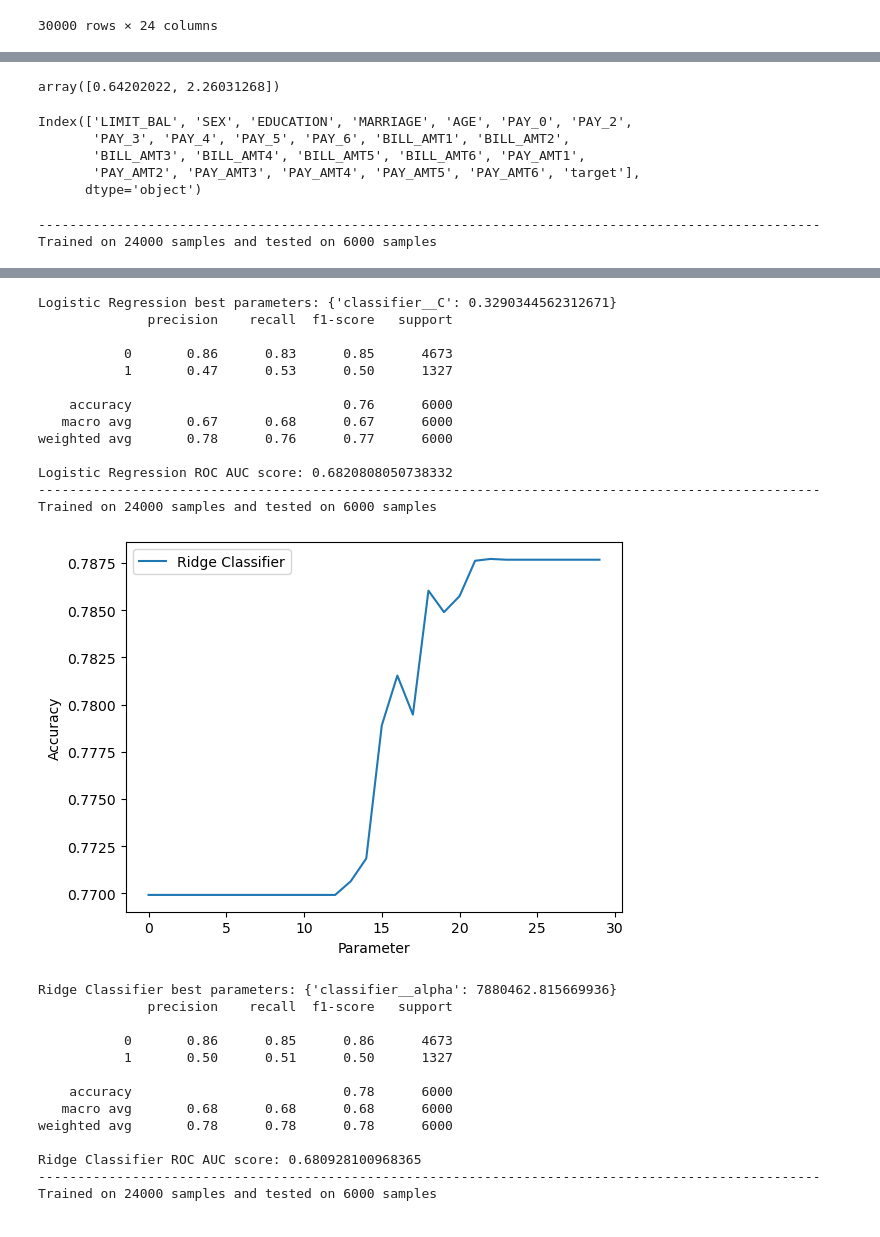
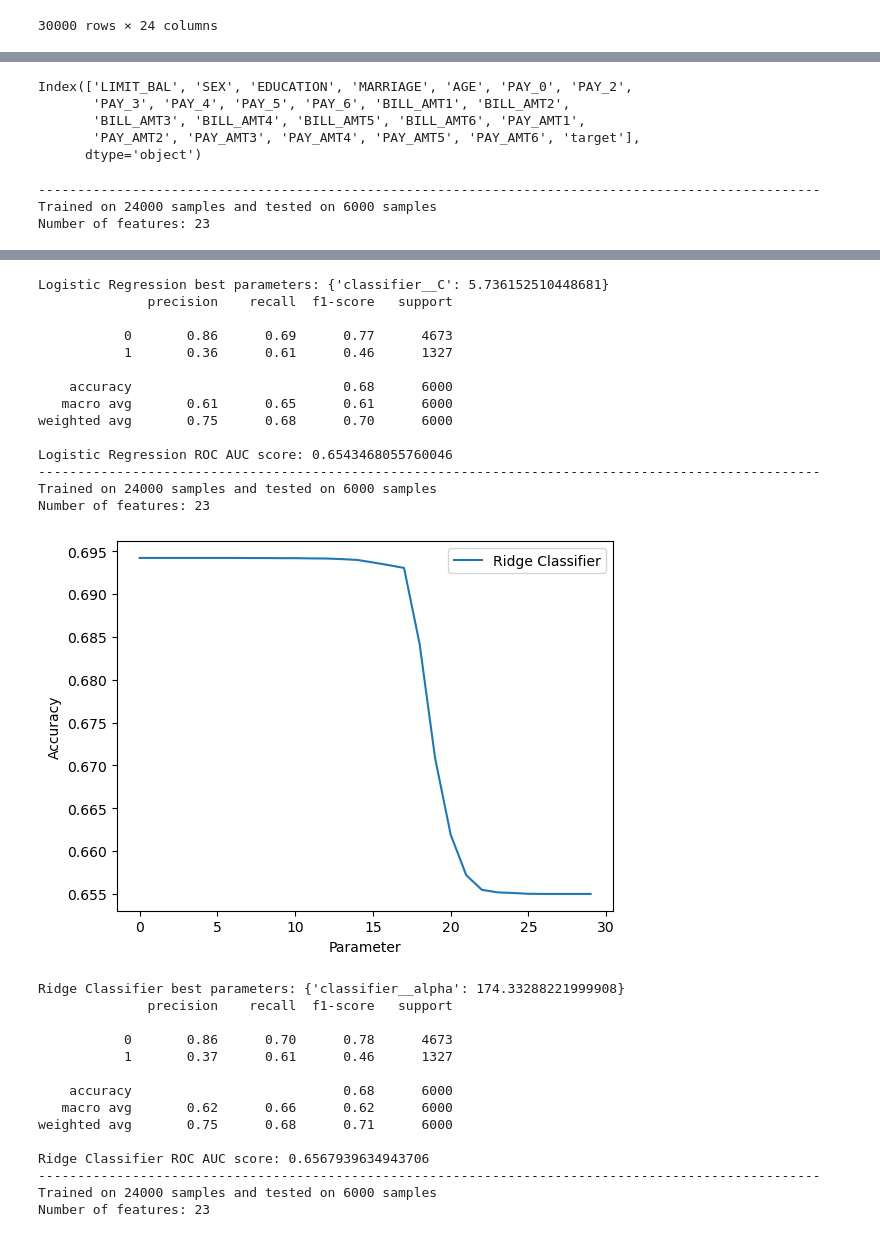
Before and after one commit to bimbolimbo/ml_ai_learning_by_doing, a Jupyter notebook: Credit_card/credit-card-training.ipynb, the cells around one changed output, grey strips where cells are left out. Cells and saved outputs as stored; diff of their text form; code cells hidden in the pictures.

Commit message:
Different percentiles.

```diff
--- a/Credit_card/credit-card-training.ipynb
+++ b/Credit_card/credit-card-training.ipynb
@@ -134,11 +134,3 @@ Counter({0: 4673, 1: 1327})
-# %%
-from sklearn.utils.class_weight import compute_class_weight
-
-# calculate class weights based on the training data
-class_weights = compute_class_weight('balanced', classes=np.unique(y_train), y=y_train)
-class_weights
-# %% [output]
-array([0.64202022, 2.26031268])
 # %%
 X_complete.columns
 # %% [output]
@@ -170,11 +162,10 @@ X_train, X_test, y_train, y_test = train_test_split(X, y, test_size=0.2, random_
 # -- Train and test the classifiers --
 grid_classifier = [] # Store the grid classifier for each subject
 
-# pca components
-max_features = 33
 for classifier_idx, (name, classifier) in enumerate(classifiers.items()):
     print(f'-' * 100)
     print(f'Trained on {len(y_train)} samples and tested on {len(y_test)} samples')
+    print(f'Number of features: {len(X_train.columns)}')
 
     # define the scoring functions
     accuracy_scorer = make_scorer(accuracy_score)
@@ -190,7 +181,7 @@ for classifier_idx, (name, classifier) in enumerate(classifiers.items()):
     }
 
     pipeline = Pipeline([
-        ('feature_selection', SelectPercentile(f_classif, percentile=15)),
+        ('feature_selection', SelectPercentile(f_classif, percentile=70)),
         ('scaler', StandardScaler()),
         #('robustscaler', RobustScaler()),
         #('pca', PCA(n_components=5)),
@@ -262,3 +253,4 @@ for classifier_idx, (name, classifier) in enumerate(classifiers.items()):
 # %% [output]
 ----------------------------------------------------------------------------------------------------
 Trained on 24000 samples and tested on 6000 samples
+Number of features: 23
@@ -280,27 +273,29 @@ Trained on 24000 samples and tested on 6000 samples
-Logistic Regression best parameters: {'classifier__C': 0.3290344562312671}
+Logistic Regression best parameters: {'classifier__C': 5.736152510448681}
               precision    recall  f1-score   support
 
-           0       0.86      0.83      0.85      4673
-           1       0.47      0.53      0.50      1327
+           0       0.86      0.69      0.77      4673
+           1       0.36      0.61      0.46      1327
 
-    accuracy                           0.76      6000
-   macro avg       0.67      0.68      0.67      6000
-weighted avg       0.78      0.76      0.77      6000
+    accuracy                           0.68      6000
+   macro avg       0.61      0.65      0.61      6000
+weighted avg       0.75      0.68      0.70      6000
 
-Logistic Regression ROC AUC score: 0.6820808050738332
+Logistic Regression ROC AUC score: 0.6543468055760046
 ----------------------------------------------------------------------------------------------------
 Trained on 24000 samples and tested on 6000 samples
+Number of features: 23
-[figure, old version]
+[figure, new version]
-Ridge Classifier best parameters: {'classifier__alpha': 7880462.815669936}
+Ridge Classifier best parameters: {'classifier__alpha': 174.33288221999908}
               precision    recall  f1-score   support
 
-           0       0.86      0.85      0.86      4673
-           1       0.50      0.51      0.50      1327
+           0       0.86      0.70      0.78      4673
+           1       0.37      0.61      0.46      1327
 
-    accuracy                           0.78      6000
-   macro avg       0.68      0.68      0.68      6000
-weighted avg       0.78      0.78      0.78      6000
+    accuracy                           0.68      6000
+   macro avg       0.62      0.66      0.62      6000
+weighted avg       0.75      0.68      0.71      6000
 
-Ridge Classifier ROC AUC score: 0.680928100968365
+Ridge Classifier ROC AUC score: 0.6567939634943706
 ----------------------------------------------------------------------------------------------------
 Trained on 24000 samples and tested on 6000 samples
+Number of features: 23
```
Also changed, not shown: parts of 3 cells of this notebook, 1 other file.
